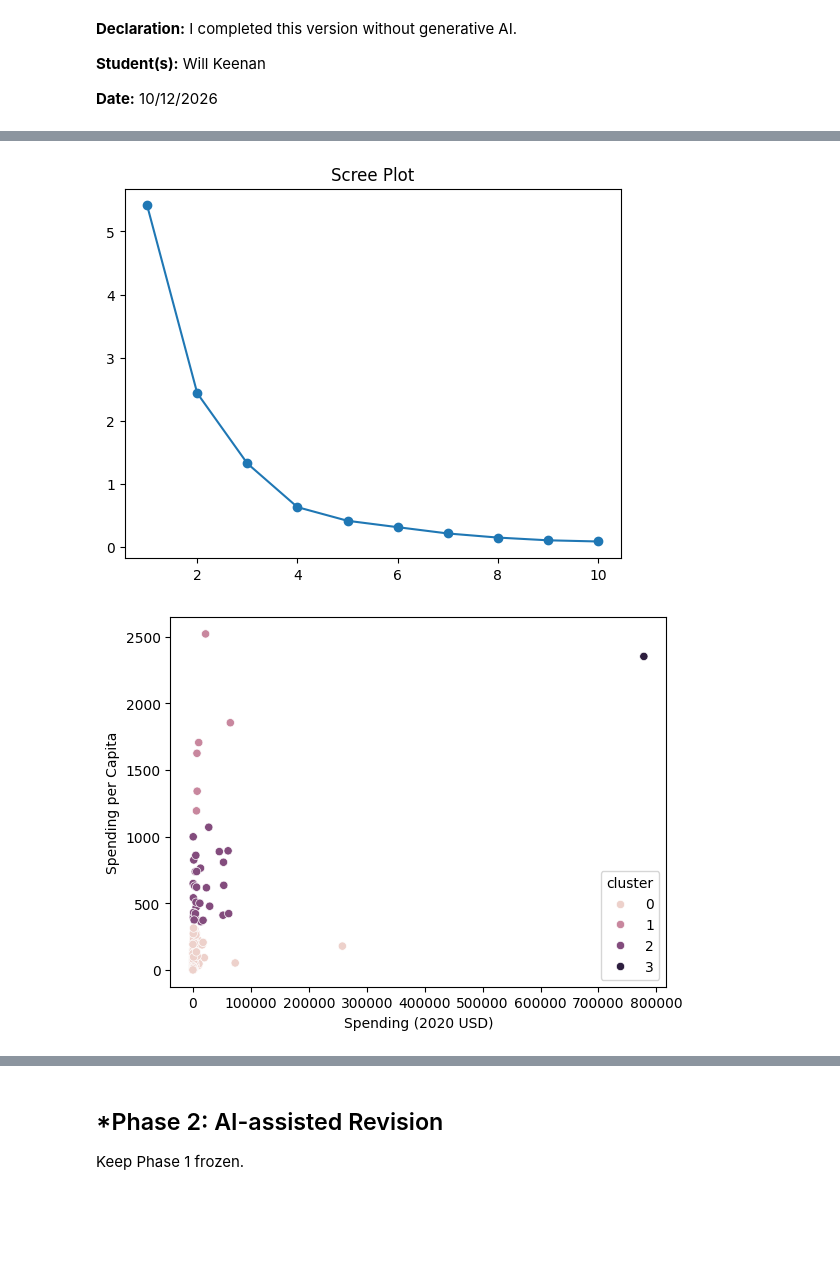
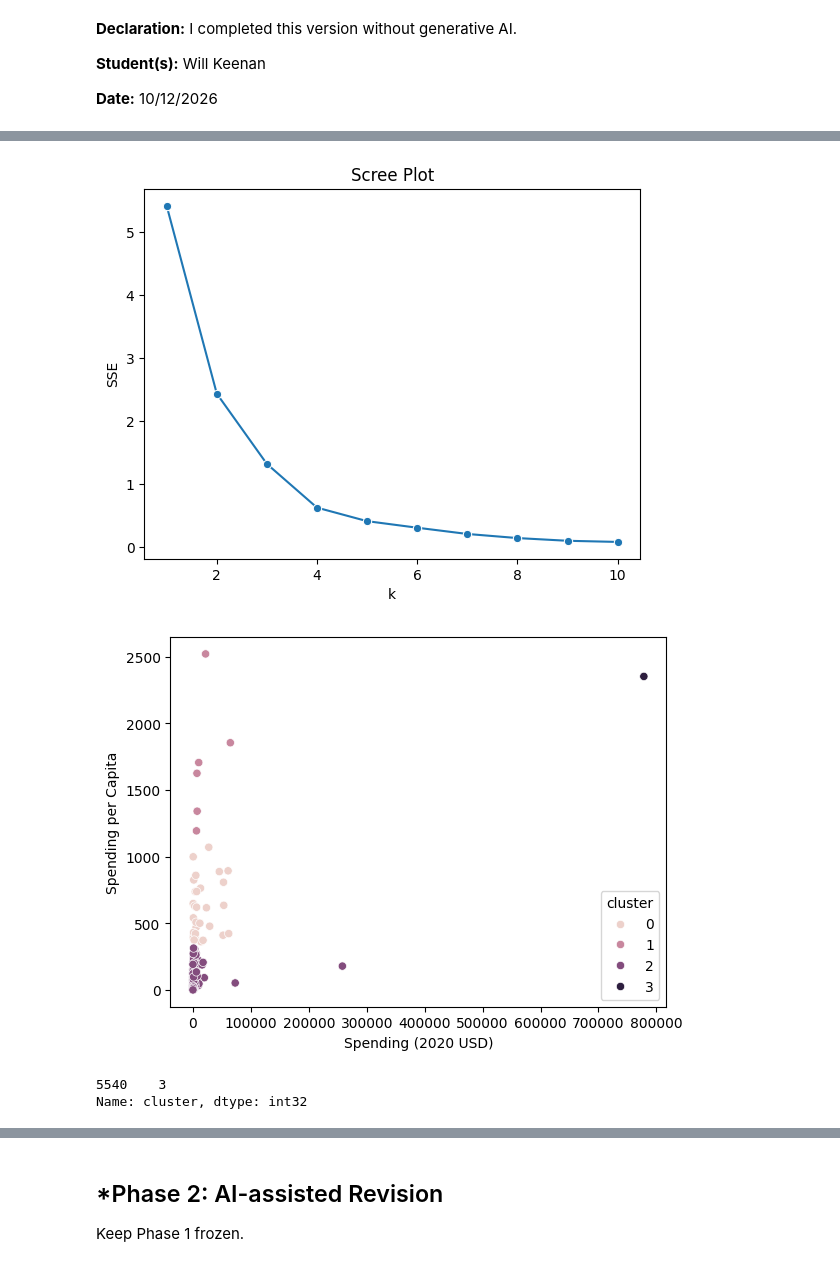
Before and after one commit to willhk10-uva/A04-clustering, a Jupyter notebook: notebook.ipynb, the cells around one changed output, grey strips where cells are left out. Drawn from its saved outputs; the diff is of its cells as text; code cells hidden in the pictures; blank space fills up the shorter version.

```diff
--- a/notebook.ipynb
+++ b/notebook.ipynb
@@ -95,10 +100,20 @@ for df in [df0_125, df0_25, df0_5, df1_0, df2_0]:
 from sklearn.cluster import KMeans
 import matplotlib.pyplot as plt
 
-SSE = [KMeans(n_clusters=k, n_init=10, random_state=100).fit(df0_5[['x1', 'x2']]).inertia_
-       for k in range(1, 11)]
-plt.plot(range(1, 11), SSE, marker='o')
-plt.xlabel('Number of clusters')
-plt.ylabel('SSE')
+for name, d in zip(['0.125','0.25','0.5','1.0','2.0'], [df0_125, df0_25, df0_5, df1_0, df2_0]):
+    SSE = [KMeans(n_clusters=k, n_init=10, random_state=100).fit(d[['x1', 'x2']]).inertia_
+           for k in range(1, 11)]
+    plt.plot(range(1, 11), SSE, marker='o', label=f'noise={name}')
+plt.xlabel('Number of clusters'); plt.ylabel('SSE'); plt.legend()
 plt.show()
+
+'''
+At low noise (0.125, 0.25) there is a sharp elbow at k = 3: SSE falls to about 1–4% of its k = 1 value and then barely changes.
+As noise increases, the whole curve shifts upward and the bend softens. At 0.5 the elbow at 3 is still visible.
+At 1.0 it’s weak, and at 2.0 the curve declines smoothly with no clear elbow (k = 3 → 4 still cuts SSE by about 25%).
+
+With low noise I can confidently pick k = 3, which matches the true number of groups.
+As noise increases, that choice becomes a judgment call, and at noise 2.0 I couldn’t defend k = 3 over 2 or 4 from the scree plot alone.
+This matches the slides’ “No Clear Elbow” case: when the data doesn’t contain distinct groups, the elbow method doesn’t give a clear k.
+'''
 # %% [output]
@@ -152,25 +175,33 @@ dtype: object
 | max | 5880.000000 | 2020.0 | 778397.200000 | 0.098470 | 0.303027 | 2520.398541 |
 # %%
 #Question 2.2
-X = df[['Spending (2020 USD)', 'Spending per Capita']]
+def scree(X):
+    ks = np.arange(1, 11)
+    SSE = [KMeans(n_clusters=k, n_init=10, random_state=0).fit(X).inertia_ for k in ks]
+    sns.lineplot(x=ks, y=SSE, marker='o').set(title='Scree Plot', xlabel='k', ylabel='SSE')
+    plt.show()
+
+cols = ['Spending (2020 USD)', 'Spending per Capita']
+
+X = df[cols]
 X = (X - X.min()) / (X.max() - X.min())
+scree(X)
 
-SSE = []
-for k in range(1, 11):
-    model = KMeans(n_clusters=k, n_init=10).fit(X)
-    SSE.append(model.inertia_)
-plt.plot(range(1, 11), SSE, marker='o')
-plt.title('Scree Plot')
+df['cluster'] = KMeans(n_clusters=4, n_init=10, random_state=0).fit(X).labels_
+
+sns.scatterplot(data=df, x=cols[0], y=cols[1], hue='cluster')
 plt.show()
 
-model = KMeans(n_clusters=4, n_init=10).fit(X)
-df['cluster'] = model.labels_
+print(df.loc[df['Country'] == 'United States of America', 'cluster'])
+df.groupby('cluster')[cols].describe()
 
-sns.scatterplot(data=df, x='Spending (2020 USD)', y='Spending per Capita', hue='cluster')
-plt.show()
-
-df.groupby('cluster')[['Spending (2020 USD)', 'Spending per Capita']].describe()
-df[df['Country'] == 'United States of America']
+'''
+I chose k=4 since the scree plot drops sharply up to k=3-4 and flattens out after that
+The united states is in cluster 3. The US spends about 778 billion which is about 30x more than
+the next-largest cluster's average. It's such a large outlier that k-means gives it its own cluster.
+'''
 # %% [output]
-[figure, old version]
+[figure, new version]
-[figure, old version]
+[figure, new version]
+5540    3
+Name: cluster, dtype: int32
```
Also changed, not shown: parts of 8 cells of this notebook.
